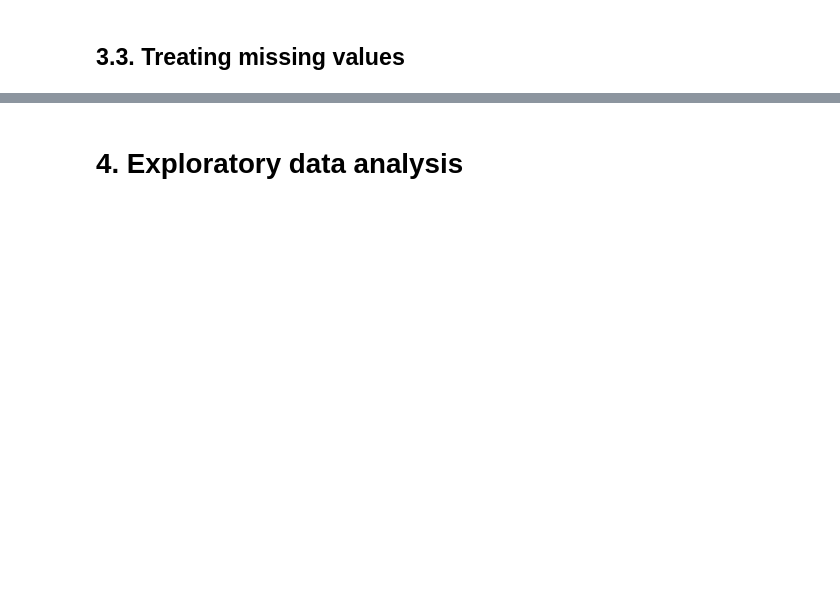
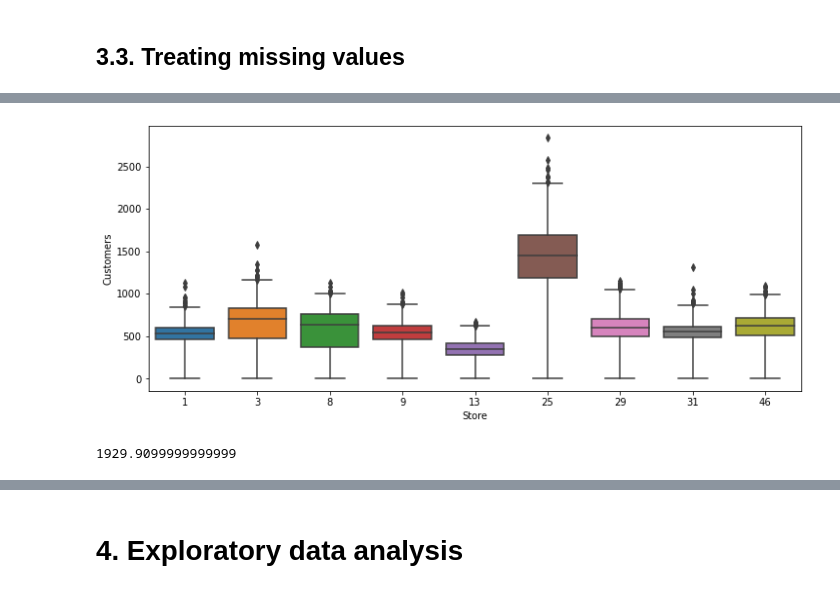
Before and after one commit to Alan-Wolf-VN/Sale_forecast, a Jupyter notebook: SaleForecasting_Nam_Tran.ipynb, the cells around one changed output, grey strips where cells are left out. Saved outputs shown, nothing was run; the diff lists cells and outputs as text; code cells hidden in the pictures; blank space fills up the shorter version.

```diff
--- a/SaleForecasting_Nam_Tran.ipynb
+++ b/SaleForecasting_Nam_Tran.ipynb
@@ -199,0 +230,14 @@ df.loc[df['PromoInterval'].isna(),'PromoInterval'] = "NA"
+# %%
+# We will impute these outliers with the 99th percentile:
+df.loc[df['Sales'] > Sale_99th, 'Sales'] = 14810
+# %%
+# Find outliers at the 99th percentile of Customers:
+fig = plt.subplots(figsize=(12, 5))
+ax = sns.boxplot(x='Store', y='Customers', data=df, whis=[0,99])
+# %% [output]
+[figure, added]
+# %%
+Customer_99th = df['Customers'].quantile(0.99)
+Customer_99th
+# %% [output]
+1929.9099999999999
```
Also changed, not shown: parts of 36 cells of this notebook.
